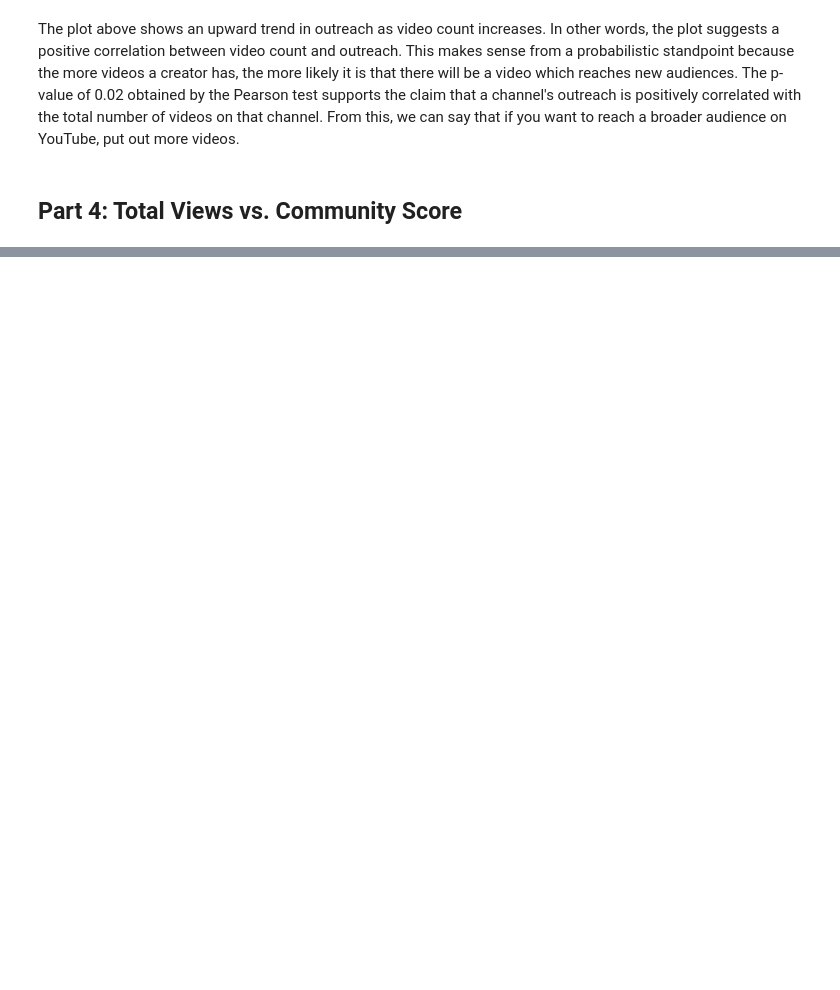
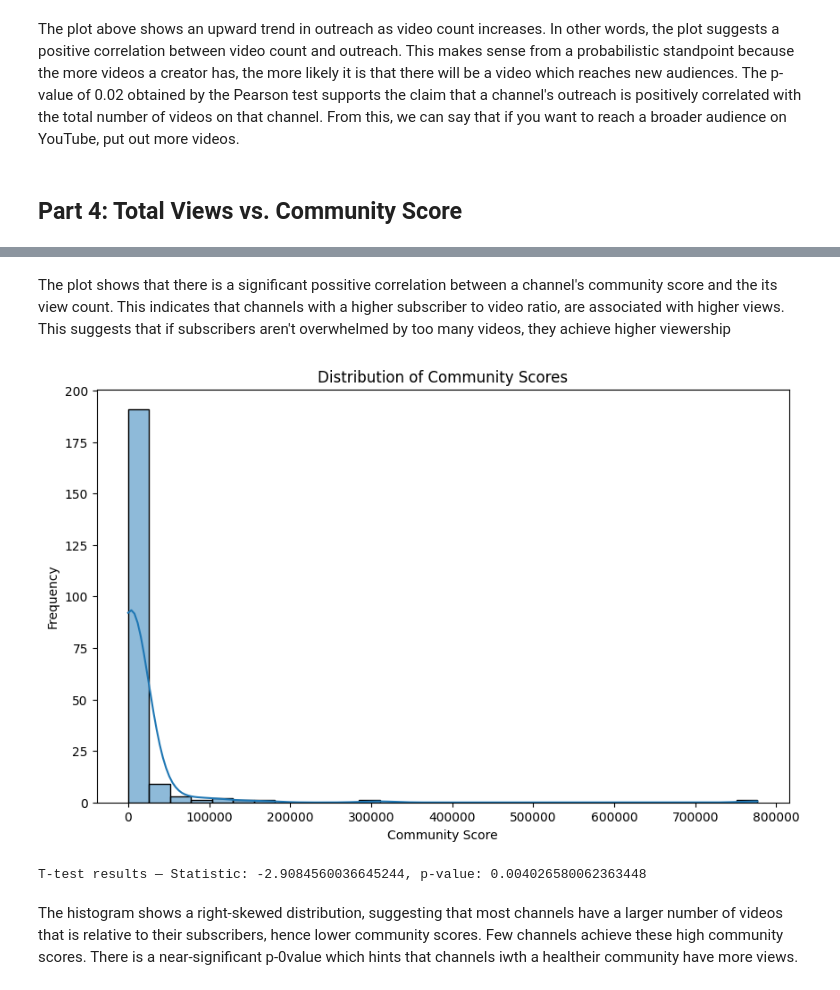
Before and after one commit to Drew-Watson-117/cs5830_project_3, a Jupyter notebook: project3.ipynb, the cells around one changed output, grey strips where cells are left out. Saved outputs shown, nothing was run; the diff lists cells and outputs as text; code cells hidden in the pictures; blank space fills up the shorter version.

```diff
--- a/project3.ipynb
+++ b/project3.ipynb
@@ -99,0 +157,24 @@ The plot above shows an upward trend in outreach as video count increases. In ot
+# %% [markdown]
+The plot shows that there is a significant possitive correlation between a channel's community score and the its view count. This indicates that channels with a higher subscriber to video ratio, are associated with higher views. This suggests that if subscribers aren't overwhelmed by too many videos, they achieve higher viewership
+# %%
+# Histogram of Community Scores
+plt.figure(figsize=(10, 6))
+sns.histplot(channels['Community Score'], kde=True, bins=30)
+plt.title('Distribution of Community Scores')
+plt.xlabel('Community Score')
+plt.ylabel('Frequency')
+plt.show()
+# %% [output]
+[figure, added]
+# %%
+median_score = channels['Community Score'].median()
+low_community_score = channels[channels['Community Score'] <= median_score]
+high_community_score = channels[channels['Community Score'] > median_score]
+
+t_stat, p_val = ttest_ind(low_community_score['View Count'], high_community_score['View Count'])
+
+print(f"T-test results — Statistic: {t_stat}, p-value: {p_val}")
+# %% [output]
+T-test results — Statistic: -2.9084560036645244, p-value: 0.004026580062363448
+# %% [markdown]
+The histogram shows a right-skewed distribution, suggesting that most channels have a larger number of videos that is relative to their subscribers, hence lower community scores. Few channels achieve these high community scores. There is a near-significant p-0value which hints that channels iwth a healtheir community have more views.
```
Also changed, not shown: parts of 7 cells of this notebook.
